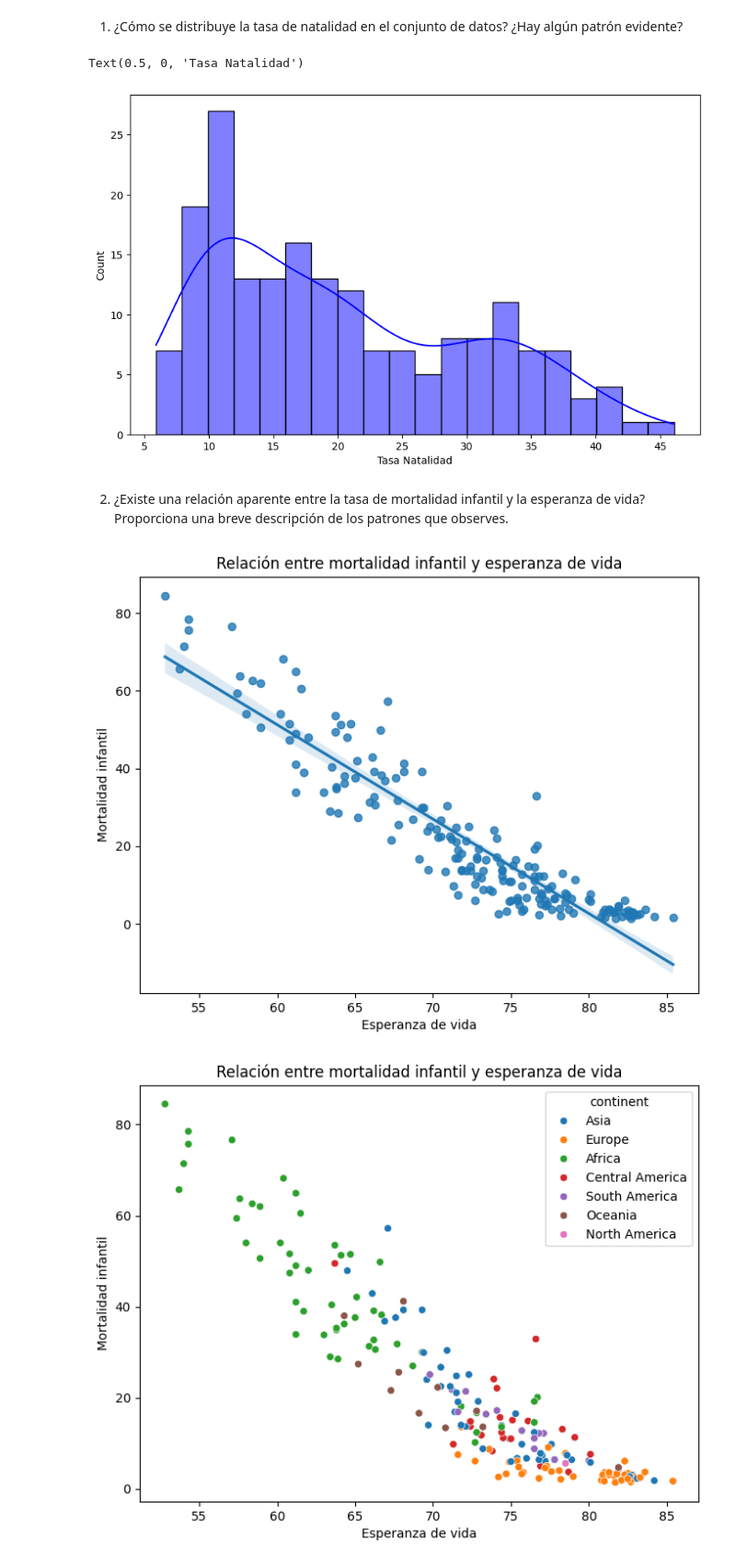
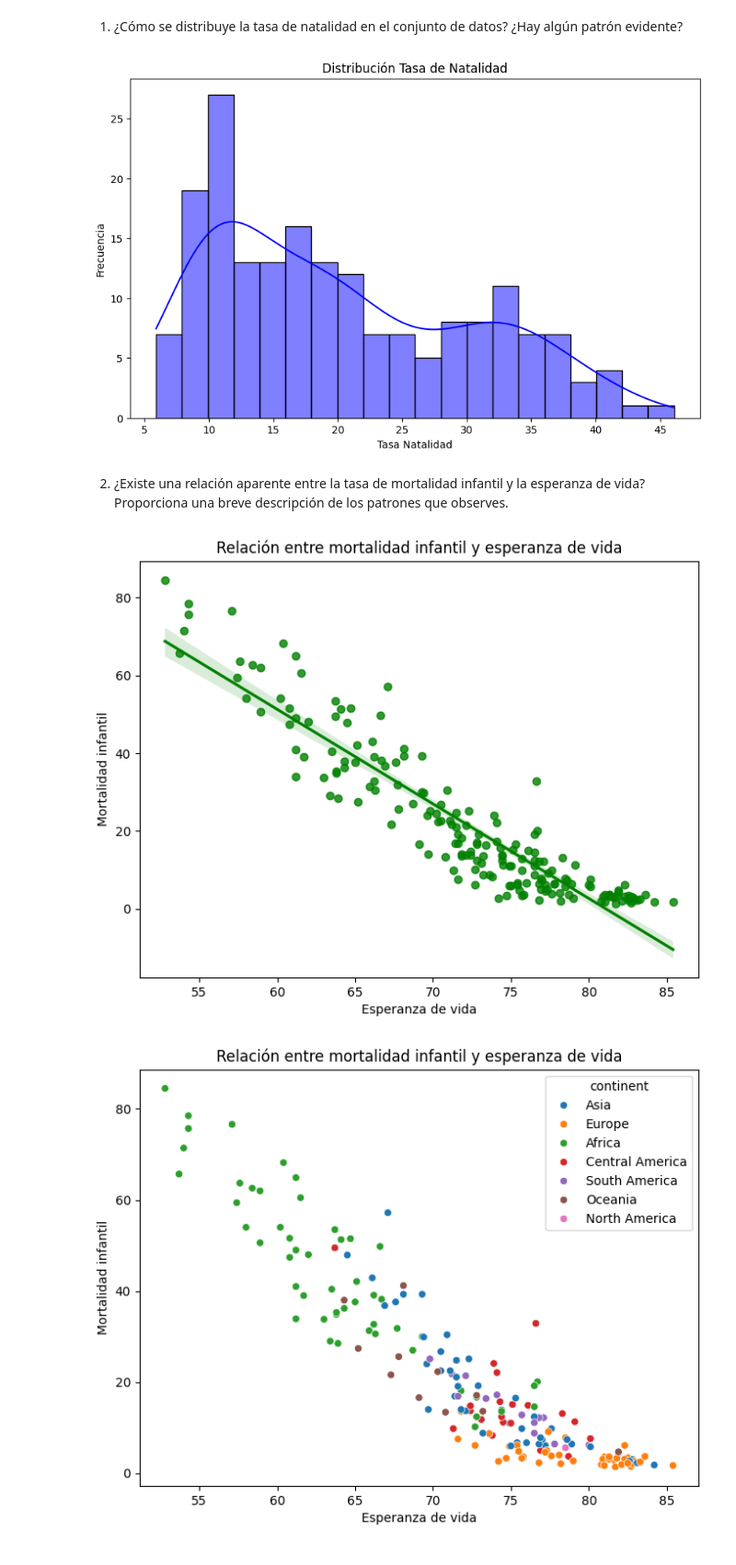
Before and after one commit to BeaDataArtist/promoi-modulo3-sprint1-pairprogramming-Laia-Bea, a Jupyter notebook: modulo-3-pair-07-visualizacion.ipynb, the cells around one changed output. Shown at 92% size. Drawn from its saved outputs; the diff is of its cells as text; code cells hidden in the pictures.

```diff
--- a/modulo-3-pair-07-visualizacion.ipynb
+++ b/modulo-3-pair-07-visualizacion.ipynb
@@ -36,25 +36,26 @@ df.head(5)
 # %%
 plt.figure(figsize=(10, 6))
 sns.histplot(x = "birth_rate",
              data = df,
              color = "blue",
              kde = "True",
              bins = 20 )
 plt.xlabel("Tasa Natalidad")
+plt.ylabel("Frecuencia")
+plt.title("Distribución Tasa de Natalidad");
 # %% [output]
-Text(0.5, 0, 'Tasa Natalidad')
-[figure, old version]
+[figure, new version]
 # %% [markdown]
 2. ¿Existe una relación aparente entre la tasa de mortalidad infantil y la esperanza de vida? Proporciona una breve descripción de los patrones que observes.
 # %%
 plt.figure(figsize=(8,6))
-sns.regplot(data=df, x="life_expectancy", y= "infant_mortality")
+sns.regplot(data=df, x="life_expectancy", y= "infant_mortality", color="green")
 plt.xlabel("Esperanza de vida")
 plt.ylabel("Mortalidad infantil")
 # ponemos título a la gráfica
 plt.title("Relación entre mortalidad infantil y esperanza de vida");
 # %% [output]
-[figure, old version]
+[figure, new version]
 # %%
 plt.figure(figsize=(8,6))
 sns.scatterplot(data=df, x="life_expectancy", y= "infant_mortality", hue="continent")
```
Also changed, not shown: parts of 2 cells of this notebook, 1 other file.
